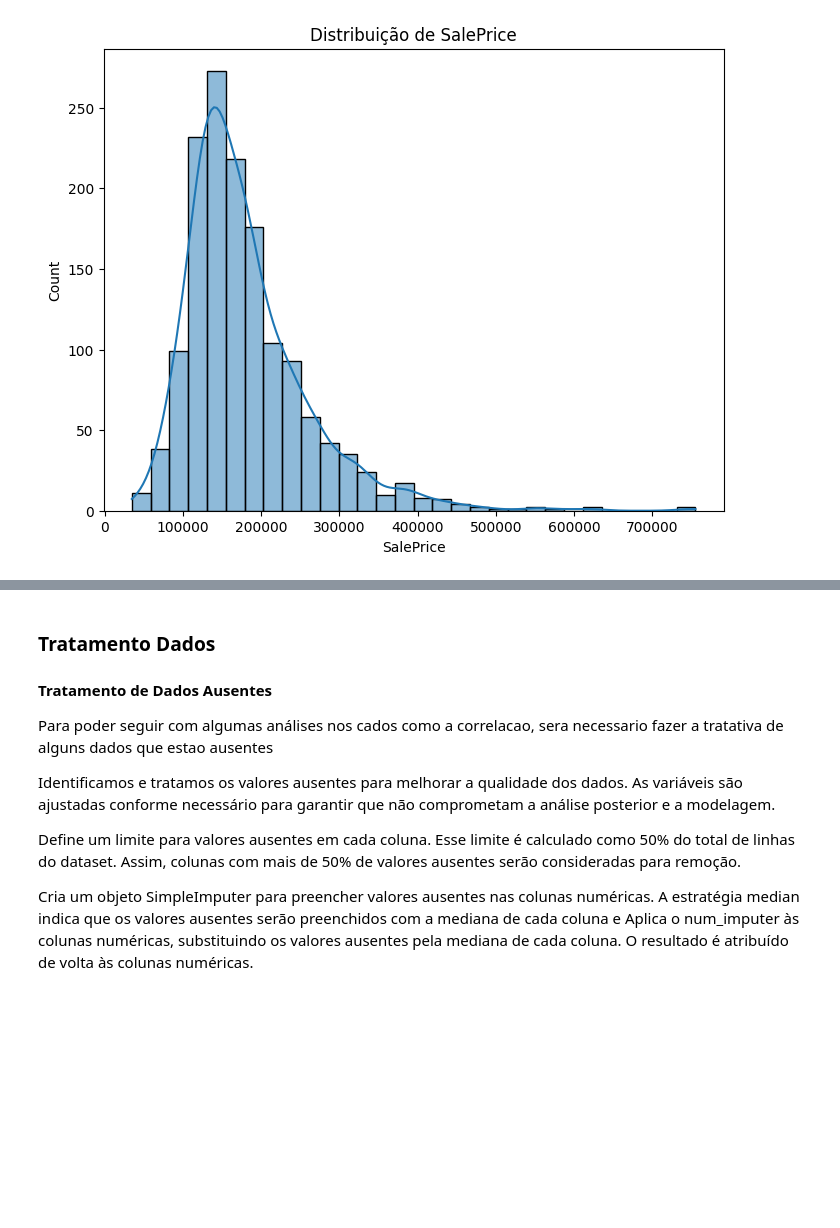
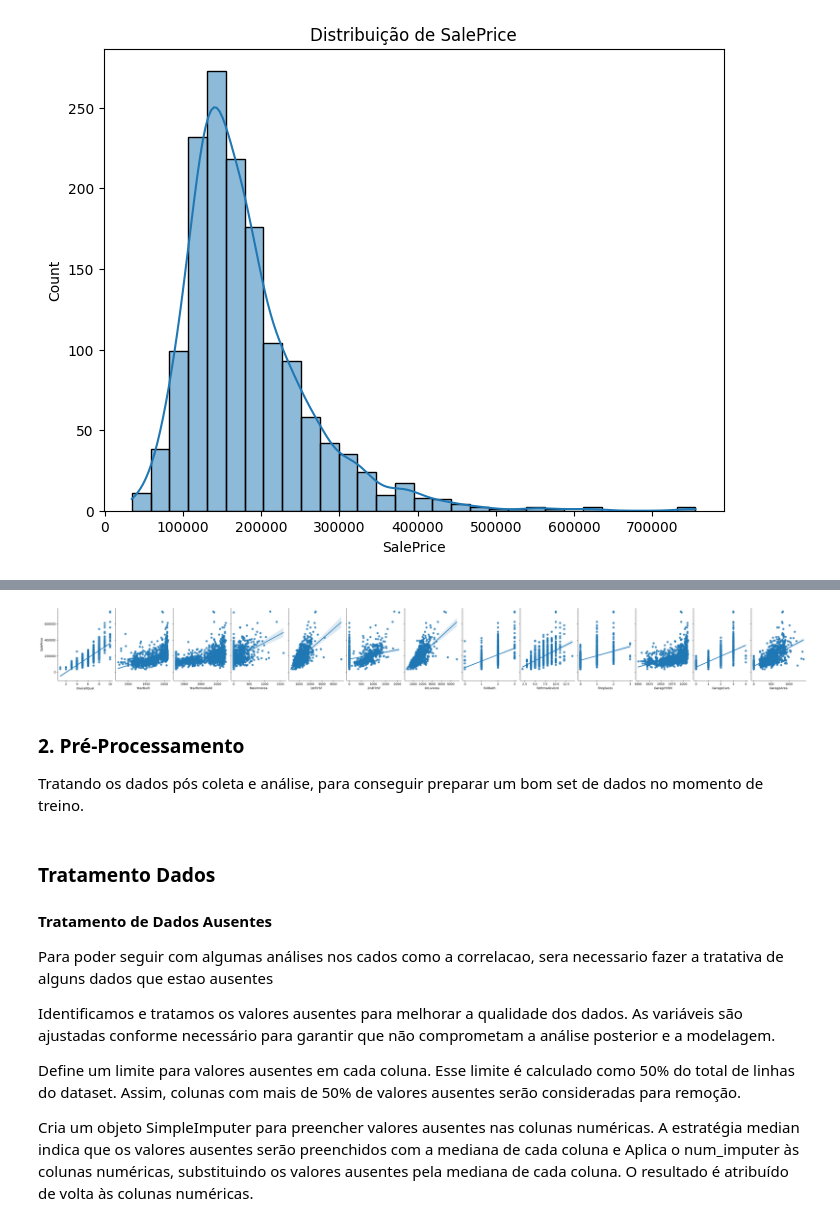
Before and after one commit to Nathan-Rgs/patternRecognition-supervisedLearning, a Jupyter notebook: regression/houses.ipynb, the cells around one changed output, grey strips where cells are left out. Saved outputs shown, nothing was run; the diff lists cells and outputs as text; code cells hidden in the pictures; blank space fills up the shorter version.

```diff
--- a/regression/houses.ipynb
+++ b/regression/houses.ipynb
@@ -117,3 +156,20 @@ plt.show()
+# %%
+# Listagem de algumas variáveis para o eixo x
+x_vars = [
+    'OverallQual', 'YearBuilt', 'YearRemodAdd', 'MasVnrArea', '1stFlrSF', '2ndFlrSF',
+    'GrLivArea', 'FullBath', 'TotRmsAbvGrd', 'Fireplaces',
+    'GarageYrBlt', 'GarageCars', 'GarageArea'
+]
+
+# Criação do pairplot com a lista completa de variáveis em x_vars e 'SalePrice' em y_vars
+sns.pairplot(train, x_vars=x_vars, y_vars=['SalePrice'], height=4, aspect=0.7, kind='reg')
+plt.show()
+# %% [output]
+[figure, added]
+# %% [markdown]
+### 2. Pré-Processamento
+
+Tratando os dados pós coleta e análise, para conseguir preparar um bom set de dados no momento de treino.
 # %% [markdown]
 ### Tratamento Dados
 
```
Also changed, not shown: parts of 21 cells of this notebook.
